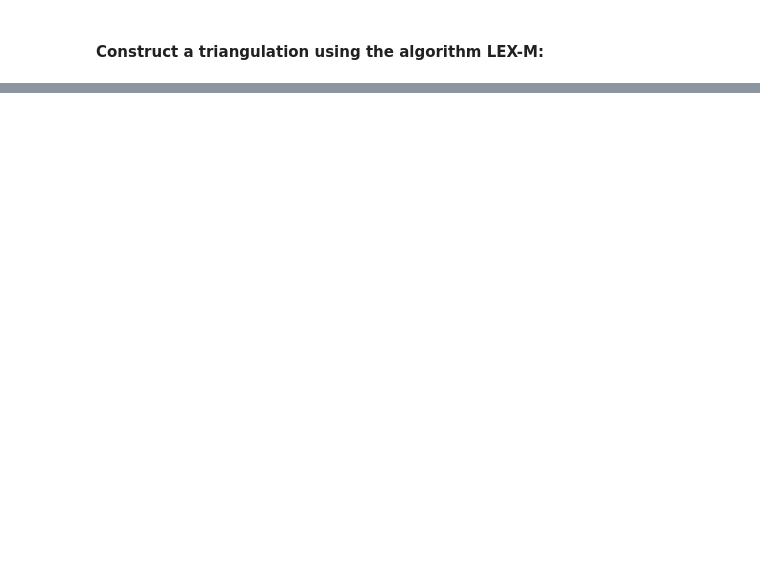
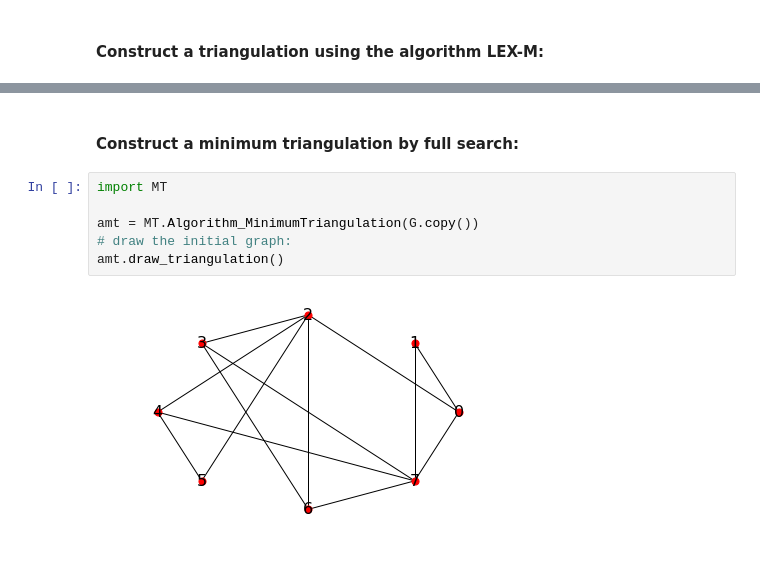
Before and after one commit to Feathergunner/Triangulation, a Jupyter notebook: TriangulationDemo.ipynb, the cells around one changed output, grey strips where cells are left out. Saved outputs shown, nothing was run; the diff lists cells and outputs as text; blank space fills up the shorter version.

```diff
--- a/TriangulationDemo.ipynb
+++ b/TriangulationDemo.ipynb
@@ -46,0 +69,10 @@ Size of this triangulation: 1
+# %% [markdown]
+#### Construct a minimum triangulation by full search:
+# %%
+import MT
+
+amt = MT.Algorithm_MinimumTriangulation(G.copy())
+# draw the initial graph:
+amt.draw_triangulation()
+# %% [output]
+[figure, added]
```
Also changed, not shown: parts of 9 cells of this notebook.
